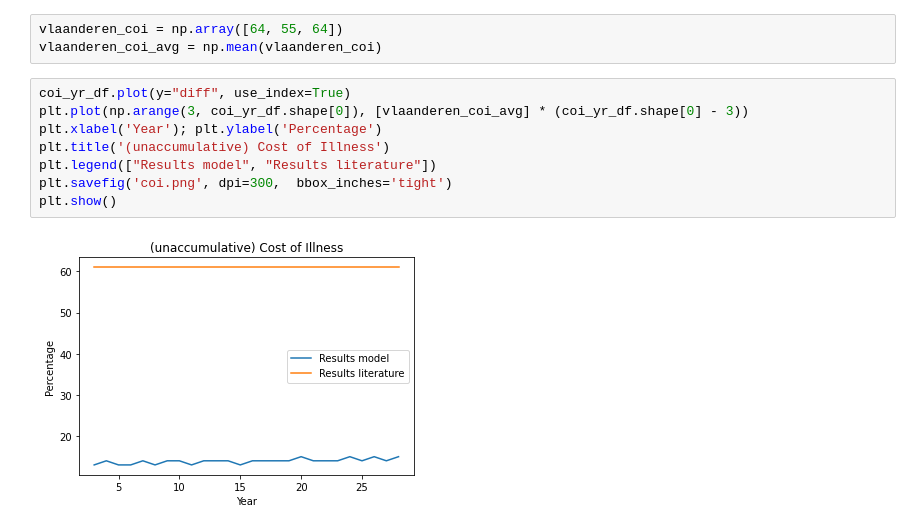
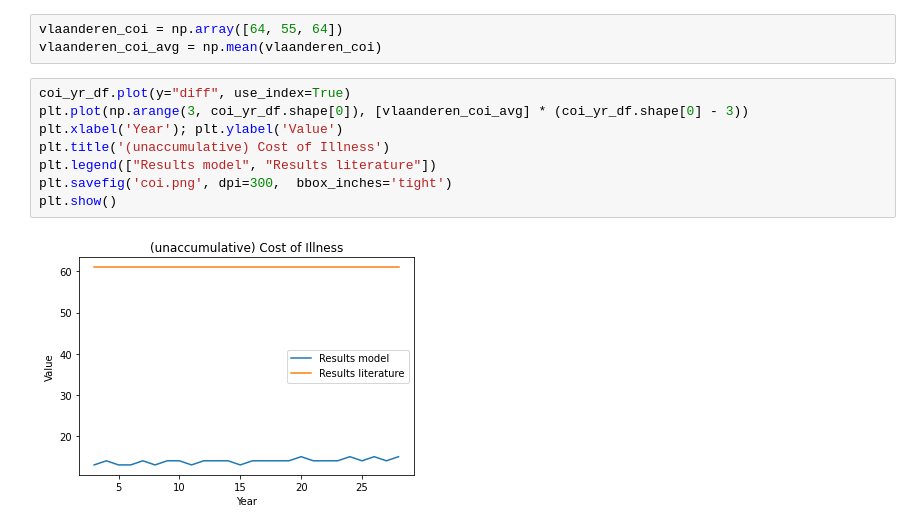
Before and after one commit to Lischip/asd, a Jupyter notebook: notebooks/validation.ipynb, the cells around one changed output. Drawn from its saved outputs; the diff is of its cells as text.

```diff
--- a/notebooks/validation.ipynb
+++ b/notebooks/validation.ipynb
@@ -192,10 +192,10 @@ vlaanderen_coi_avg = np.mean(vlaanderen_coi)
 # %%
 coi_yr_df.plot(y="diff", use_index=True)
 plt.plot(np.arange(3, coi_yr_df.shape[0]), [vlaanderen_coi_avg] * (coi_yr_df.shape[0] - 3))
-plt.xlabel('Year'); plt.ylabel('Percentage')
+plt.xlabel('Year'); plt.ylabel('Value')
 plt.title('(unaccumulative) Cost of Illness')
 plt.legend(["Results model", "Results literature"])
 plt.savefig('coi.png', dpi=300,  bbox_inches='tight')
 plt.show()
 # %% [output]
-[figure, old version]
+[figure, new version]
```
Also changed, not shown: parts of 1 cell of this notebook, 1 other file.
